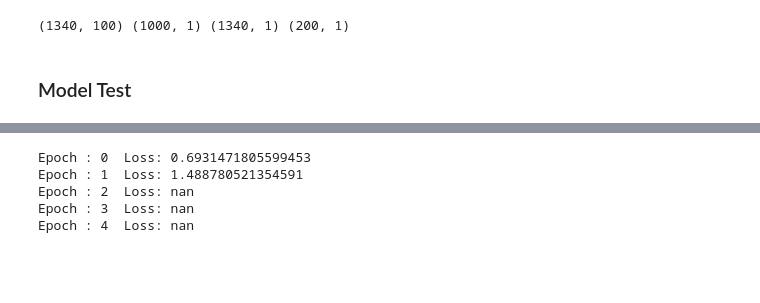
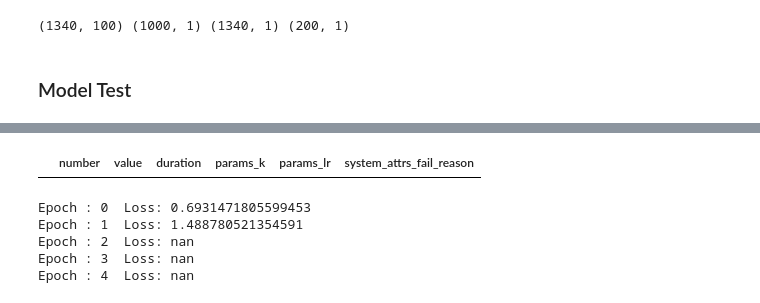
Before and after one commit to IsraelAbebe/kernel-ammi-kaggle-Team-IS, a Jupyter notebook: israel/linear.ipynb, the cells around one changed output, grey strips where cells are left out. Cells and saved outputs as stored; diff of their text form; code cells hidden in the pictures; blank space fills up the shorter version.

```diff
--- a/israel/linear.ipynb
+++ b/israel/linear.ipynb
@@ -157,0 +170,8 @@ cross_validate(X_train_mat100, y,10)
+# %%
+# cross_validate(X_train_mat100, y,0.001,10)
+
+import optuna
+
+sampler = optuna.samplers.TPESampler()
+study = optuna.create_study(sampler=sampler, direction='maximize')
+study.optimize(func=objective, n_trials=200,show_progress_bar=True)
@@ -158,3 +207,9 @@ cross_validate(X_train_mat100, y,10)
+# %%
+df = study.trials_dataframe().drop(['state','datetime_start','datetime_complete'], axis=1)
+df = df.dropna()
+df.sort_values(by=['value']).tail(10)
+# %% [output]
+|  | number | value | duration | params_k | params_lr | system_attrs_fail_reason |
 # %%
 # X_train, X_test, y_train, y_test
 logistic = logisticregression(X_train,y_train,epoch=5,print_every=1)
```
Also changed, not shown: parts of 6 cells of this notebook, 1 other file.
